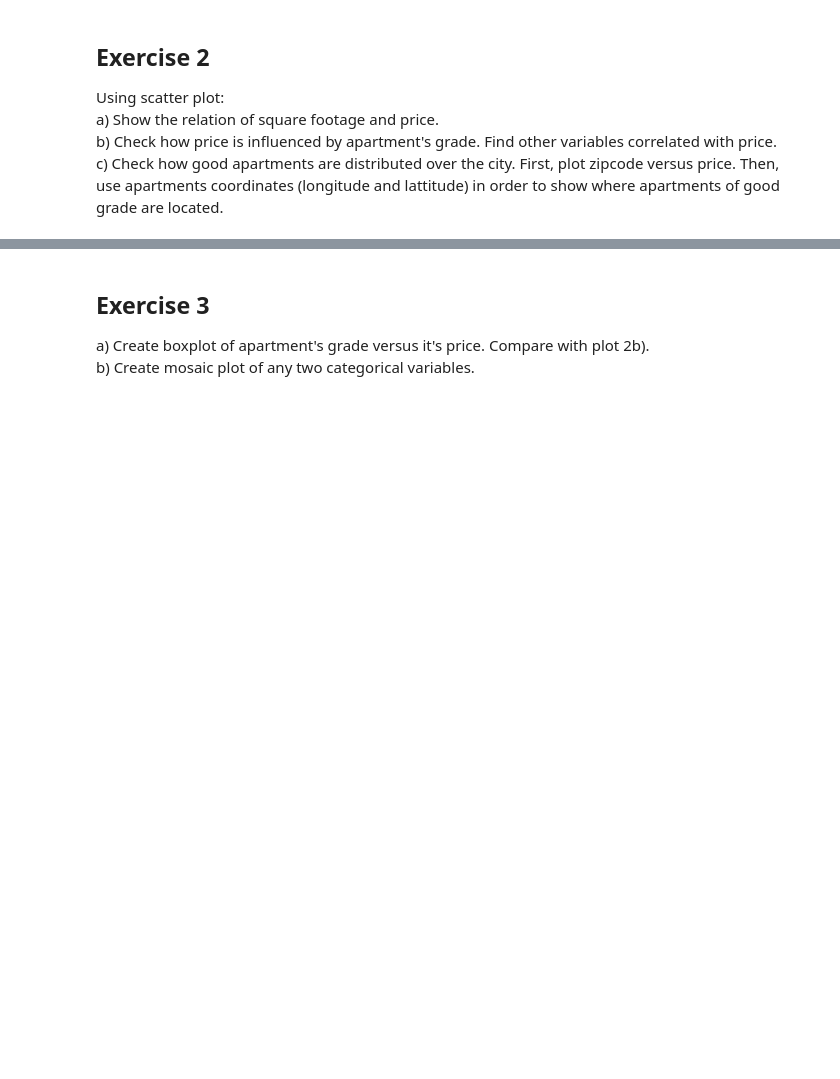
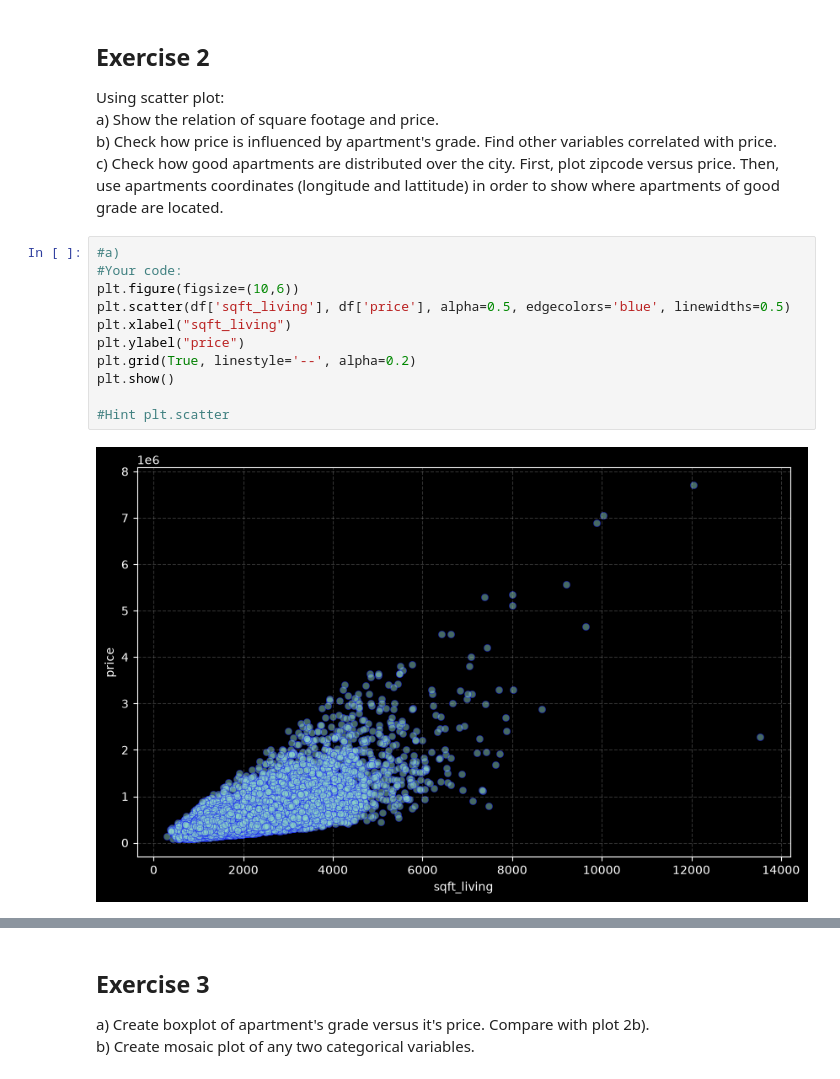
Before and after one commit to Maxiur/DataScience, a Jupyter notebook: Task1/Assignment_DataExploration_without_code.ipynb, the cells around one changed output, grey strips where cells are left out. Saved outputs shown, nothing was run; the diff lists cells and outputs as text; blank space fills up the shorter version.

```diff
--- a/Task1/Assignment_DataExploration_without_code.ipynb
+++ b/Task1/Assignment_DataExploration_without_code.ipynb
@@ -57,4 +78,17 @@ Using scatter plot:
 a) Show the relation of square footage and price.
 b) Check how price is influenced by apartment's grade. Find other variables correlated with price.
 c) Check how good apartments are distributed over the city. First, plot zipcode versus price. Then, use apartments coordinates (longitude and lattitude) in order to show where apartments of good grade are located.
+# %%
+#a)
+#Your code:
+plt.figure(figsize=(10,6))
+plt.scatter(df['sqft_living'], df['price'], alpha=0.5, edgecolors='blue', linewidths=0.5)
+plt.xlabel("sqft_living")
+plt.ylabel("price")
+plt.grid(True, linestyle='--', alpha=0.2)
+plt.show()
+
+#Hint plt.scatter
+# %% [output]
+[figure, added]
 # %%
```
Also changed, not shown: parts of 14 cells of this notebook.
